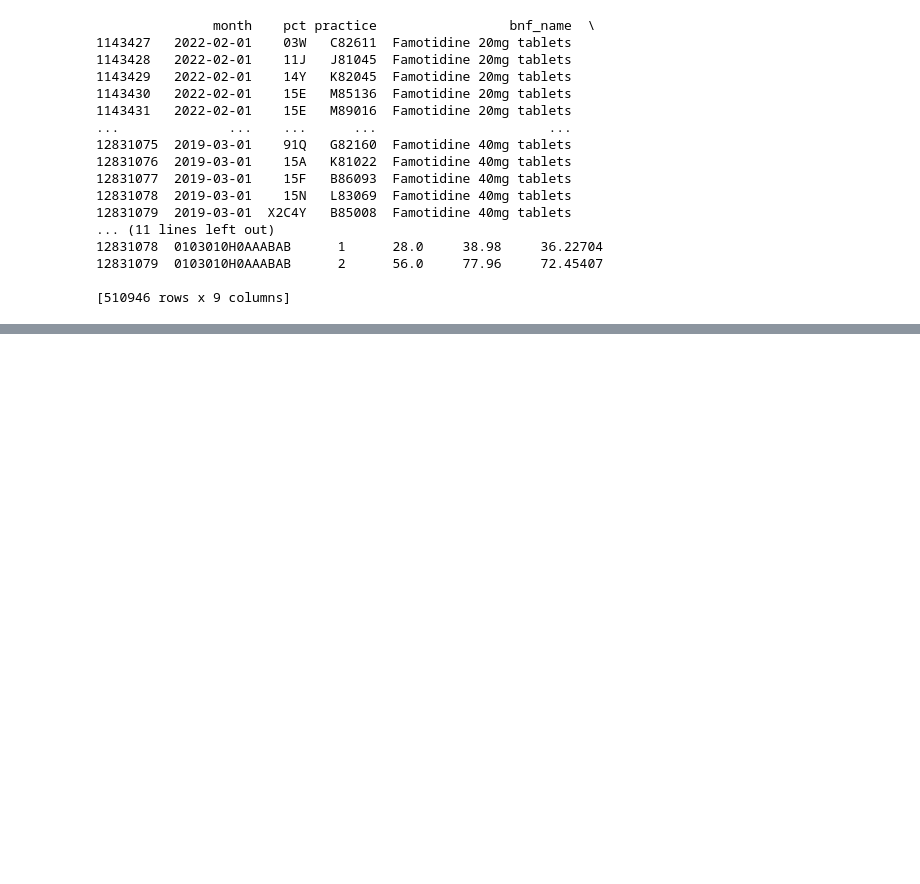
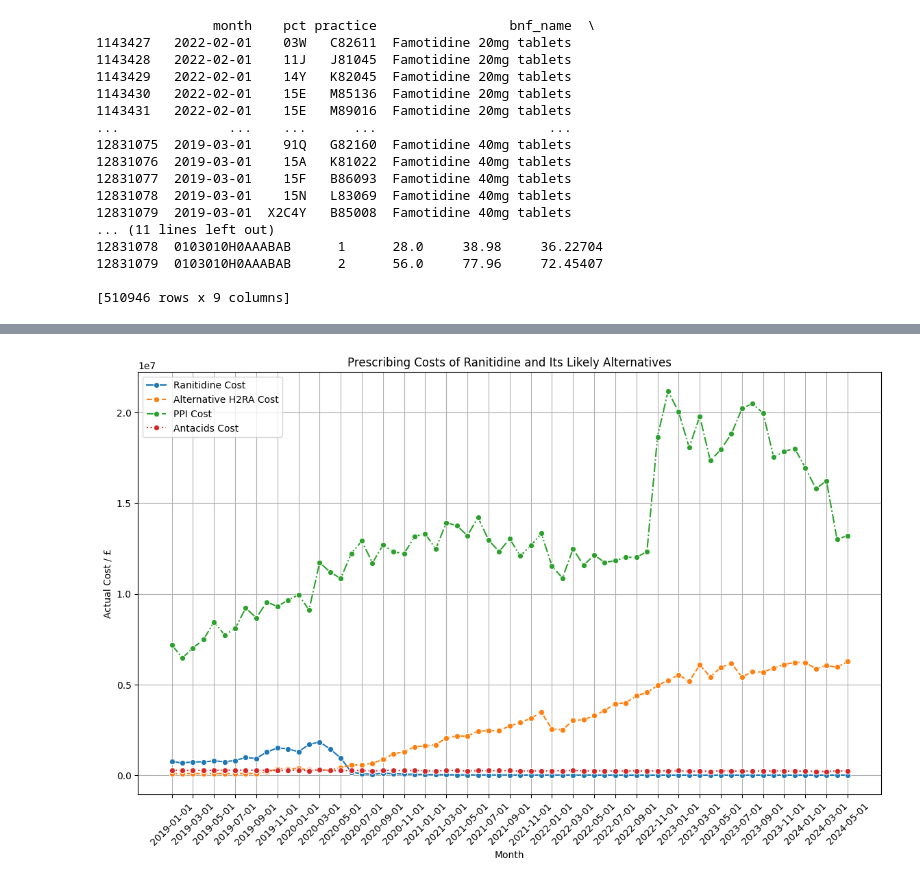
Before and after one commit to avanthika-sivakumar/med-student-omeprazole, a Jupyter notebook: notebooks/Omeprazole shortage.ipynb, the cells around one changed output, grey strips where cells are left out. Cells and saved outputs as stored; diff of their text form; code cells hidden in the pictures; blank space fills up the shorter version.

```diff
--- a/notebooks/Omeprazole shortage.ipynb
+++ b/notebooks/Omeprazole shortage.ipynb
@@ -427,0 +436,8 @@ plt.show()
+# %%
+#Collate Monthly Cost Data
+ranitidine_monthly_cost = data_filtered_ranitidine.groupby('month')['actual_cost'].sum().reset_index()
+alternative_H2RA_monthly_cost = data_filtered_alternative_H2RA.groupby('month')['actual_cost'].sum().reset_index()
+PPI_monthly_cost = data_filtered_PPI.groupby('month')['actual_cost'].sum().reset_index()
+antacids_monthly_cost = data_filtered_antacids.groupby('month')['actual_cost'].sum().reset_index()
+
+print (ranitidine_monthly_cost)
@@ -427,0 +459,34 @@ plt.show()
+# %%
+#Create Seaborn Figure for Monthly Costs
+plt.figure(figsize=(14, 8))  # Increase figure size for better readability
+
+# Plot the original monthly totals for H2RA antagonists using Seaborn
+sns.lineplot(data=ranitidine_monthly_cost, x='month', y='actual_cost', marker='o', label='Ranitidine Cost')
+
+sns.lineplot(data=alternative_H2RA_monthly_cost, x='month', y='actual_cost', marker='o', linestyle='--', label='Alternative H2RA Cost')
+
+sns.lineplot(data=PPI_monthly_cost, x='month', y='actual_cost', marker='o', linestyle='-.', label='PPI Cost')
+
+sns.lineplot(data=antacids_monthly_cost, x='month', y='actual_cost', marker='o', linestyle=':', label='Antacids Cost')
+
+# Rotate x-axis labels to avoid overlapping
+plt.xticks(rotation=45)
+
+# Optionally reduce the number of ticks on the x-axis
+plt.xticks(ticks=ranitidine_monthly_totals['month'][::2], rotation=45)
+
+# Add titles and labels
+plt.title('Prescribing Costs of Ranitidine and Its Likely Alternatives')
+plt.xlabel('Month')
+plt.ylabel('Actual Cost / £')
+
+# Add a legend to differentiate the lines
+plt.legend()
+
+# Adding grid for better readability
+plt.grid(True)
+
+# Display the plot
+plt.show()
+# %% [output]
+[figure, added]
```
Also changed, not shown: parts of 11 cells of this notebook.
